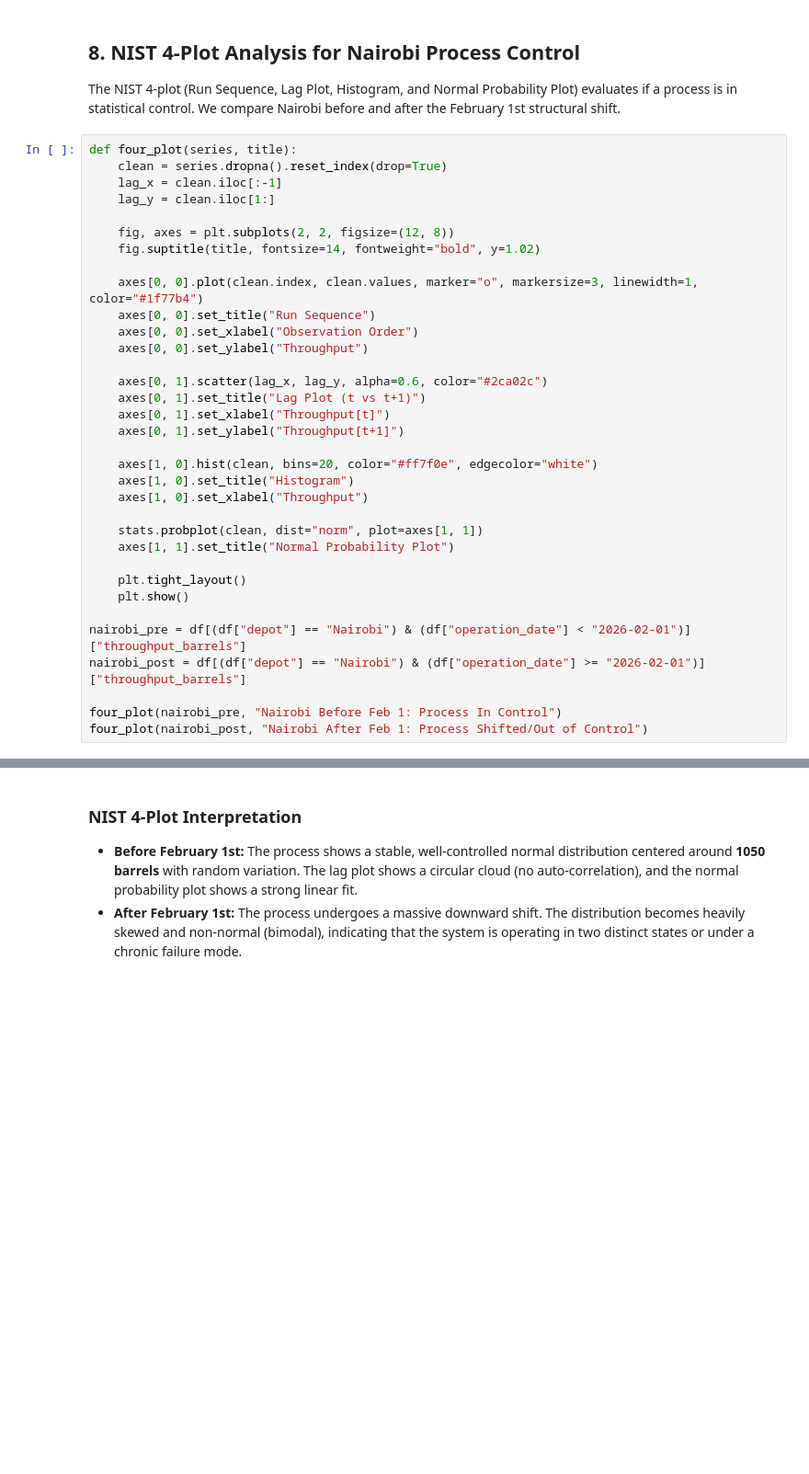
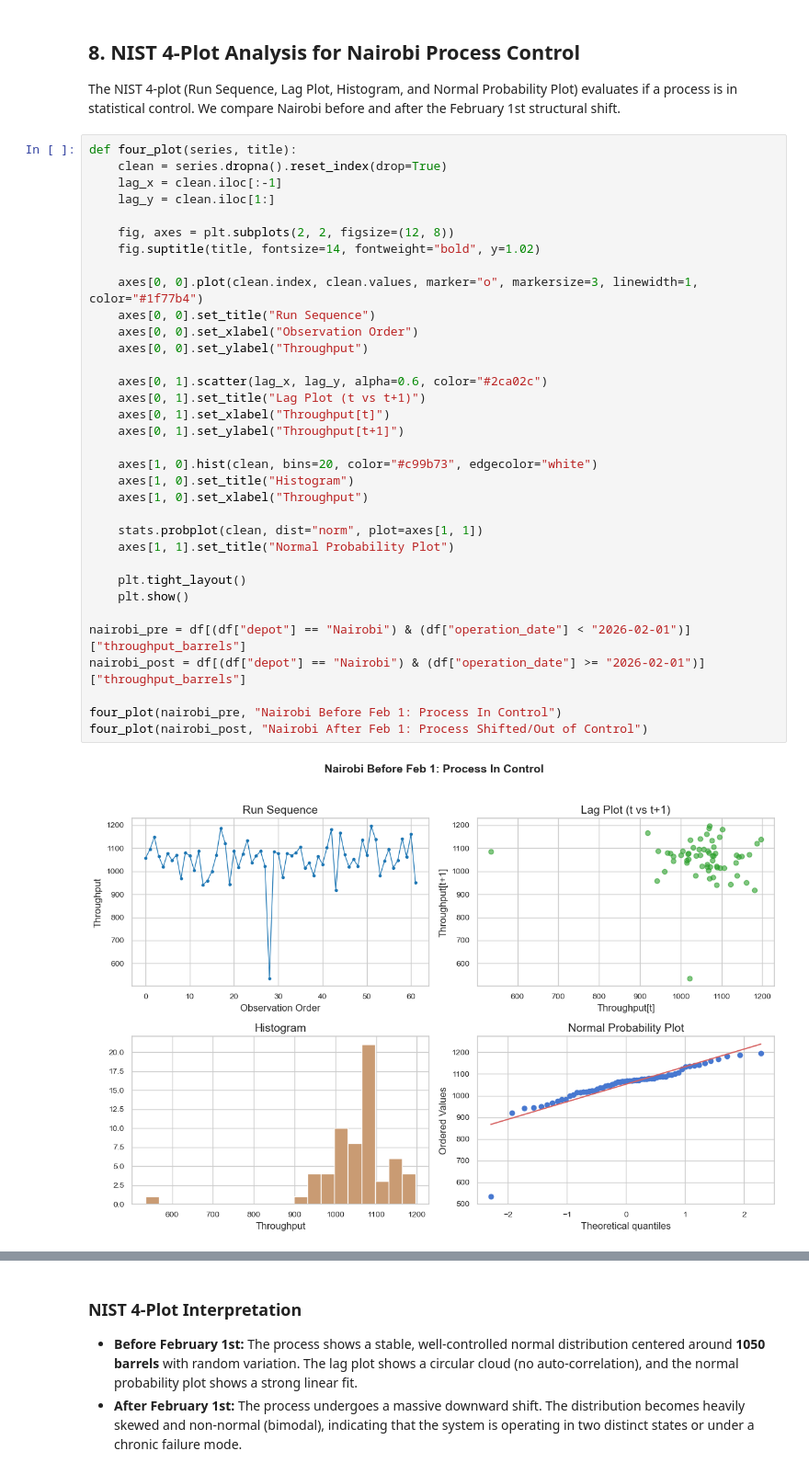
Before and after one commit to E-Macharia/week5-operational-diagnostics, a Jupyter notebook: week5_diagnostics_analysis.ipynb, the cells around one changed output, grey strips where cells are left out. Shown at 92% size. Cells and saved outputs as stored; diff of their text form; blank space fills up the shorter version.

Commit message:
feat: successfully ran the plots as intended

```diff
--- a/week5_diagnostics_analysis.ipynb
+++ b/week5_diagnostics_analysis.ipynb
@@ -378,31 +398,33 @@ def four_plot(series, title):
     lag_x = clean.iloc[:-1]
     lag_y = clean.iloc[1:]
 
     fig, axes = plt.subplots(2, 2, figsize=(12, 8))
     fig.suptitle(title, fontsize=14, fontweight="bold", y=1.02)
 
     axes[0, 0].plot(clean.index, clean.values, marker="o", markersize=3, linewidth=1, color="#1f77b4")
     axes[0, 0].set_title("Run Sequence")
     axes[0, 0].set_xlabel("Observation Order")
     axes[0, 0].set_ylabel("Throughput")
 
     axes[0, 1].scatter(lag_x, lag_y, alpha=0.6, color="#2ca02c")
     axes[0, 1].set_title("Lag Plot (t vs t+1)")
     axes[0, 1].set_xlabel("Throughput[t]")
     axes[0, 1].set_ylabel("Throughput[t+1]")
 
-    axes[1, 0].hist(clean, bins=20, color="#ff7f0e", edgecolor="white")
+    axes[1, 0].hist(clean, bins=20, color="#c99b73", edgecolor="white")
     axes[1, 0].set_title("Histogram")
     axes[1, 0].set_xlabel("Throughput")
 
     stats.probplot(clean, dist="norm", plot=axes[1, 1])
     axes[1, 1].set_title("Normal Probability Plot")
 
     plt.tight_layout()
     plt.show()
 
 nairobi_pre = df[(df["depot"] == "Nairobi") & (df["operation_date"] < "2026-02-01")]["throughput_barrels"]
 nairobi_post = df[(df["depot"] == "Nairobi") & (df["operation_date"] >= "2026-02-01")]["throughput_barrels"]
 
 four_plot(nairobi_pre, "Nairobi Before Feb 1: Process In Control")
 four_plot(nairobi_post, "Nairobi After Feb 1: Process Shifted/Out of Control")
+# %% [output]
+[figure, added]
```
Also changed, not shown: parts of 10 cells of this notebook.
